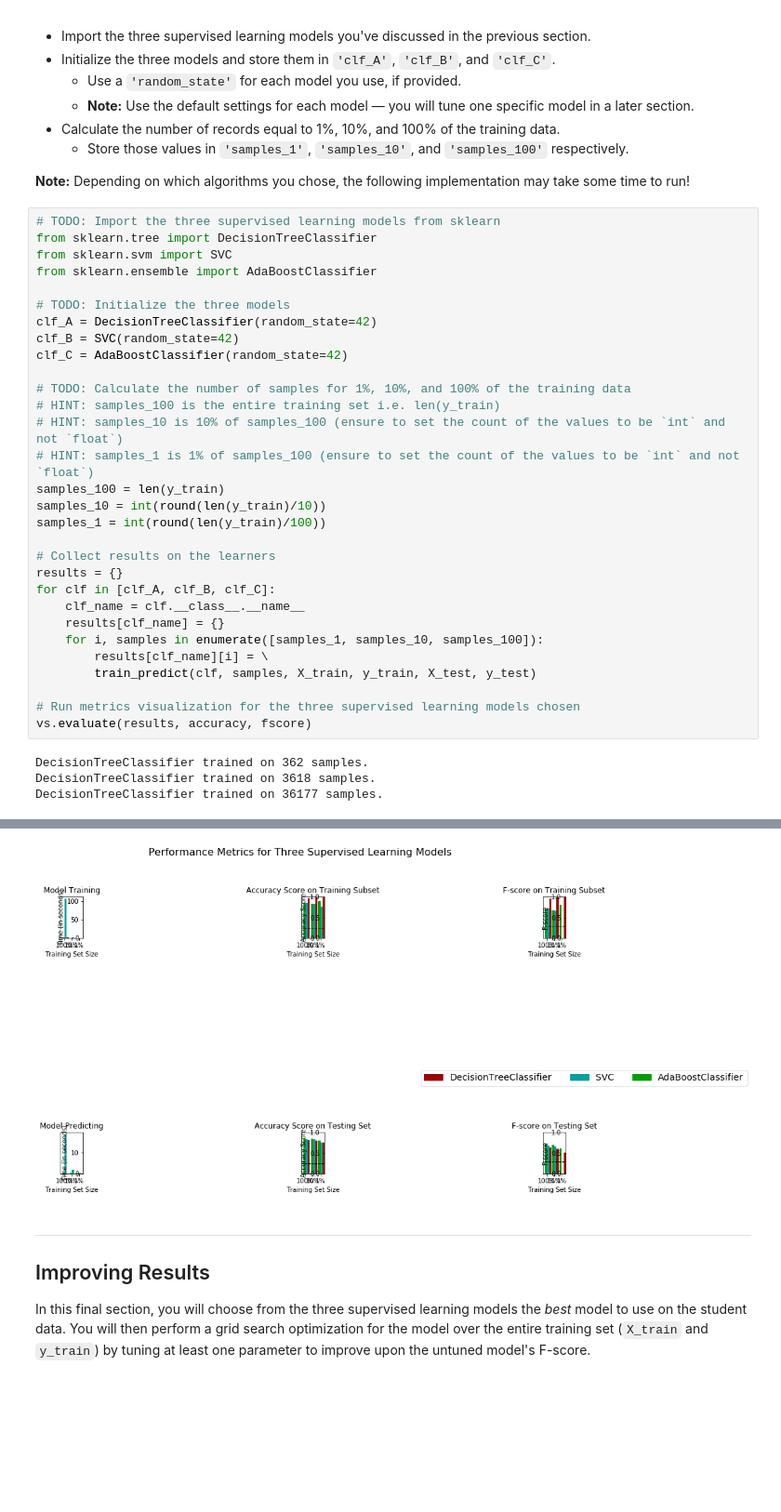
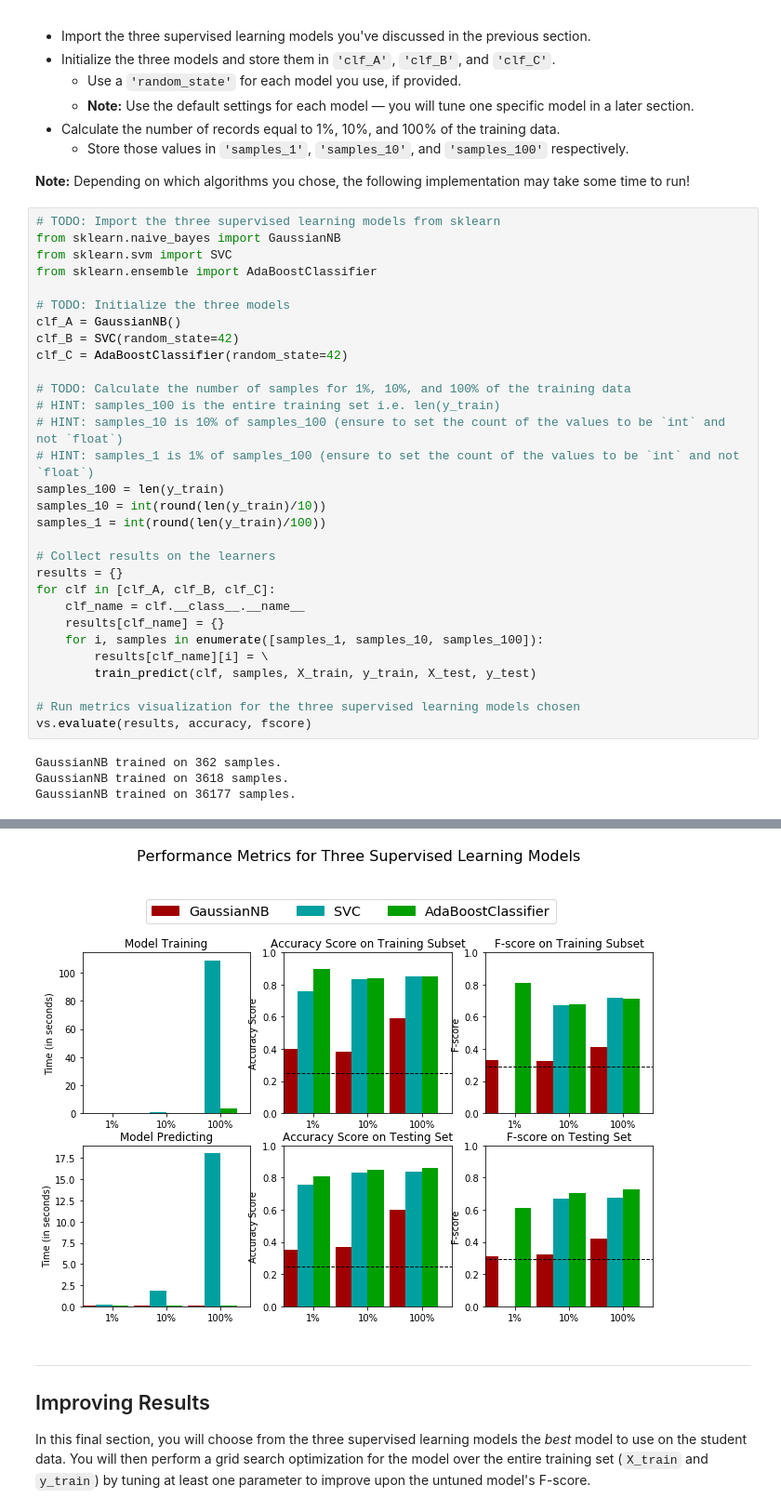
Before and after one commit to afobo/machine-learning, a Jupyter notebook: projects/finding_donors/finding_donors.ipynb, the cells around one changed output, grey strips where cells are left out. Shown at 93% size. Cells and saved outputs as stored; diff of their text form; blank space fills up the shorter version.

```diff
--- a/projects/finding_donors/finding_donors.ipynb
+++ b/projects/finding_donors/finding_donors.ipynb
@@ -377,45 +377,45 @@ In the code cell, you will need to implement the following:
 **Note:** Depending on which algorithms you chose, the following implementation may take some time to run!
 # %%
 # TODO: Import the three supervised learning models from sklearn
-from sklearn.tree import DecisionTreeClassifier
+from sklearn.naive_bayes import GaussianNB
 from sklearn.svm import SVC
 from sklearn.ensemble import AdaBoostClassifier
 
 # TODO: Initialize the three models
-clf_A = DecisionTreeClassifier(random_state=42)
+clf_A = GaussianNB()
 clf_B = SVC(random_state=42)
 clf_C = AdaBoostClassifier(random_state=42)
 
 # TODO: Calculate the number of samples for 1%, 10%, and 100% of the training data
 # HINT: samples_100 is the entire training set i.e. len(y_train)
 # HINT: samples_10 is 10% of samples_100 (ensure to set the count of the values to be `int` and not `float`)
 # HINT: samples_1 is 1% of samples_100 (ensure to set the count of the values to be `int` and not `float`)
 samples_100 = len(y_train)
 samples_10 = int(round(len(y_train)/10))
 samples_1 = int(round(len(y_train)/100))
 
 # Collect results on the learners
 results = {}
 for clf in [clf_A, clf_B, clf_C]:
     clf_name = clf.__class__.__name__
     results[clf_name] = {}
     for i, samples in enumerate([samples_1, samples_10, samples_100]):
         results[clf_name][i] = \
         train_predict(clf, samples, X_train, y_train, X_test, y_test)
 
 # Run metrics visualization for the three supervised learning models chosen
 vs.evaluate(results, accuracy, fscore)
 # %% [output]
-DecisionTreeClassifier trained on 362 samples.
-DecisionTreeClassifier trained on 3618 samples.
-DecisionTreeClassifier trained on 36177 samples.
+GaussianNB trained on 362 samples.
+GaussianNB trained on 3618 samples.
+GaussianNB trained on 36177 samples.
 SVC trained on 362 samples.
 SVC trained on 3618 samples.
 SVC trained on 36177 samples.
 AdaBoostClassifier trained on 362 samples.
 AdaBoostClassifier trained on 3618 samples.
 AdaBoostClassifier trained on 36177 samples.
-[figure, old version]
+[figure, new version]
 # %% [markdown]
 ----
 ## Improving Results
```
Also changed, not shown: parts of 3 cells of this notebook.
